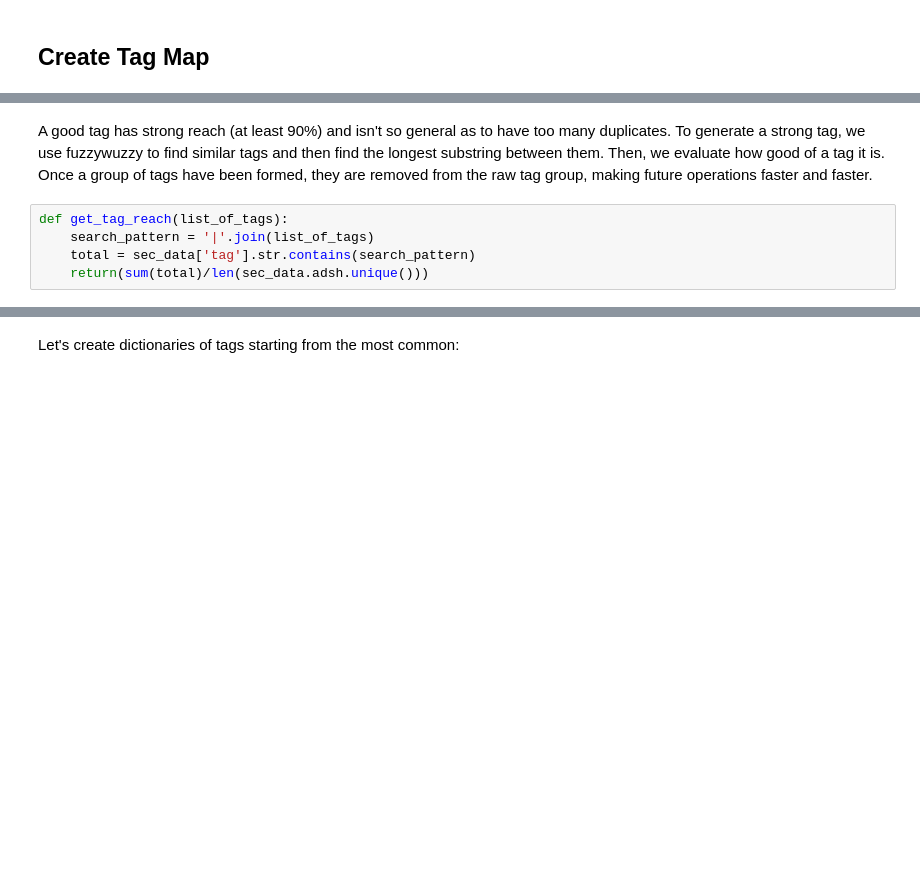
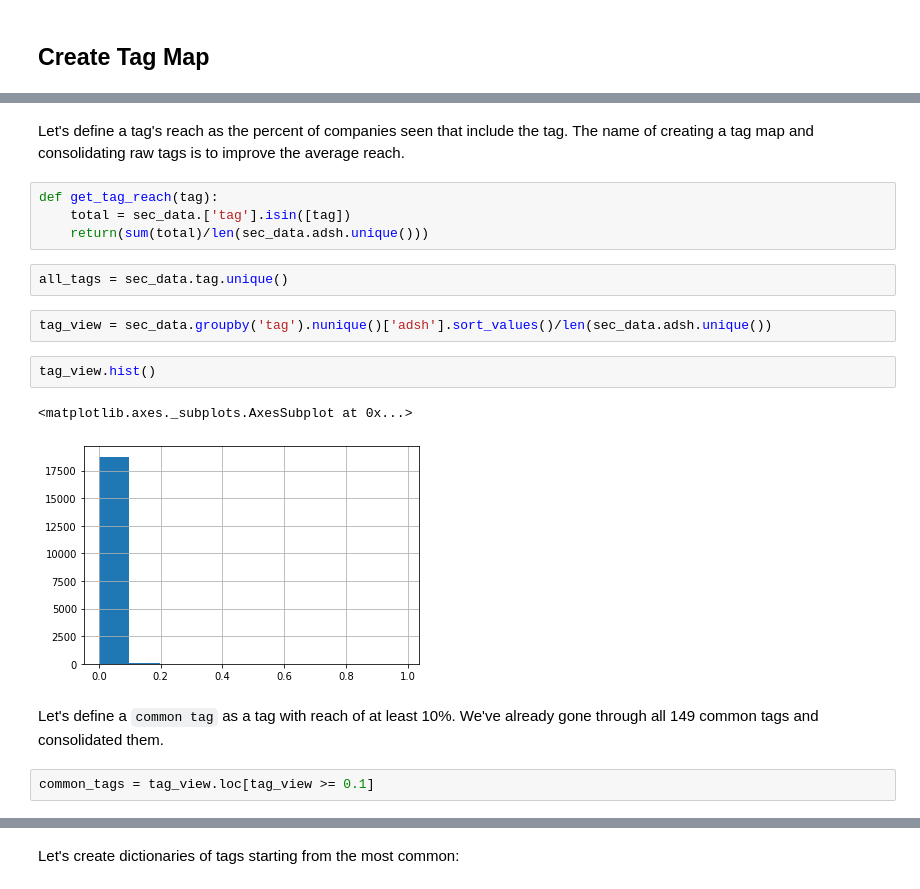
Before and after one commit to mixerupper/1001-term-project, a Jupyter notebook: code/02-build/01b-create-tag-map-experimental.ipynb, the cells around one changed output, grey strips where cells are left out. Drawn from its saved outputs; the diff is of its cells as text; blank space fills up the shorter version.

```diff
--- a/code/02-build/01b-create-tag-map-experimental.ipynb
+++ b/code/02-build/01b-create-tag-map-experimental.ipynb
@@ -32,7 +35,19 @@ sec_data = raw_sec_data.copy()
-# %% [markdown]
-A good tag has strong reach (at least 90%) and isn't so general as to have too many duplicates. To generate a strong tag, we use fuzzywuzzy to find similar tags and then find the longest substring between them. Then, we evaluate how good of a tag it is. Once a group of tags have been formed, they are removed from the raw tag group, making future operations faster and faster.
+# %% [markdown]
+Let's define a tag's reach as the percent of companies seen that include the tag. The name of creating a tag map and consolidating raw tags is to improve the average reach.
 # %%
-def get_tag_reach(list_of_tags):
-    search_pattern = '|'.join(list_of_tags)
-    total = sec_data['tag'].str.contains(search_pattern)
+def get_tag_reach(tag):
+    total = sec_data.['tag'].isin([tag])
     return(sum(total)/len(sec_data.adsh.unique()))
+# %%
+all_tags = sec_data.tag.unique()
+# %%
+tag_view = sec_data.groupby('tag').nunique()['adsh'].sort_values()/len(sec_data.adsh.unique())
+# %%
+tag_view.hist()
+# %% [output]
+<matplotlib.axes._subplots.AxesSubplot at 0x...>
+[figure, added]
+# %% [markdown]
+Let's define a `common tag` as a tag with reach of at least 10%. We've already gone through all 149 common tags and consolidated them.
+# %%
+common_tags = tag_view.loc[tag_view >= 0.1]
```
Also changed, not shown: parts of 26 cells of this notebook, 2 other files.
